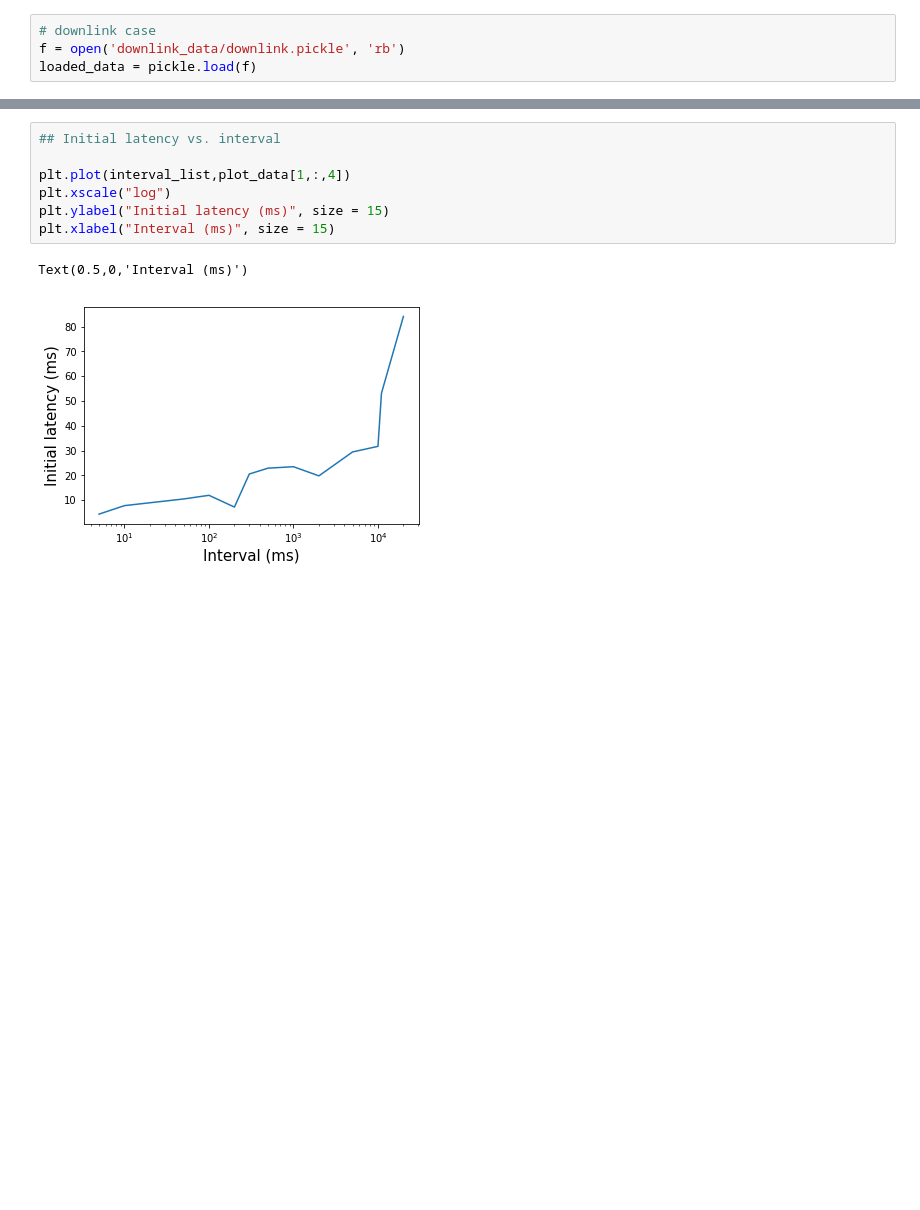
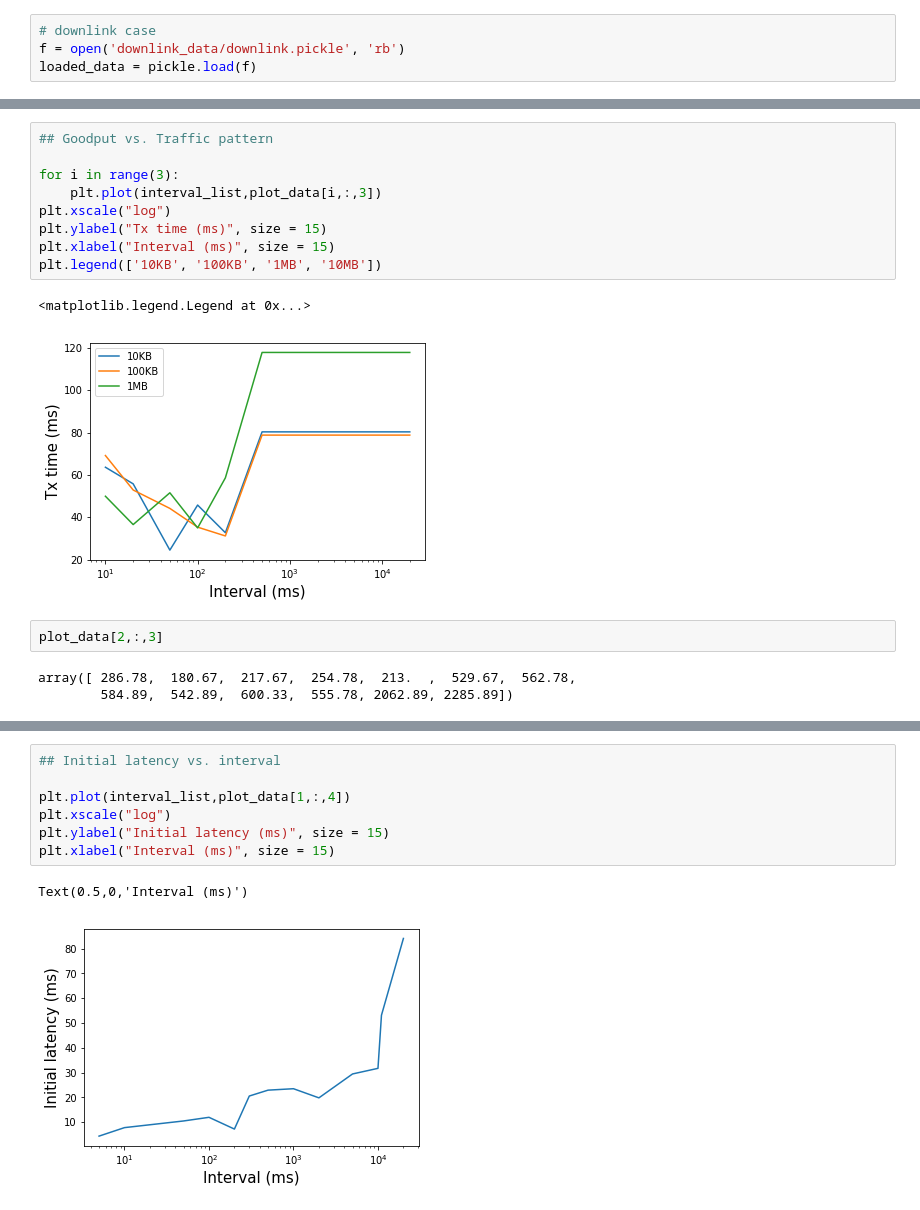
Before and after one commit to lgs96/Test-server, a Jupyter notebook: DataProcessor.ipynb, the cells around one changed output, grey strips where cells are left out. Drawn from its saved outputs; the diff is of its cells as text; blank space fills up the shorter version.

```diff
--- a/DataProcessor.ipynb
+++ b/DataProcessor.ipynb
@@ -69,3 +85,20 @@ plt.legend(['10KB', '100KB', '1MB', '10MB'])
+# %%
+## Goodput vs. Traffic pattern
+
+for i in range(3):
+    plt.plot(interval_list,plot_data[i,:,3])
+plt.xscale("log")
+plt.ylabel("Tx time (ms)", size = 15)
+plt.xlabel("Interval (ms)", size = 15)
+plt.legend(['10KB', '100KB', '1MB', '10MB'])
+# %% [output]
+<matplotlib.legend.Legend at 0x...>
+[figure, added]
+# %%
+plot_data[2,:,3]
+# %% [output]
+array([ 286.78,  180.67,  217.67,  254.78,  213.  ,  529.67,  562.78,
+        584.89,  542.89,  600.33,  555.78, 2062.89, 2285.89])
 # %%
 ## Goodput and initial latency ratio vs.Object size
 
```
Also changed, not shown: parts of 4 cells of this notebook, 7 other files.
